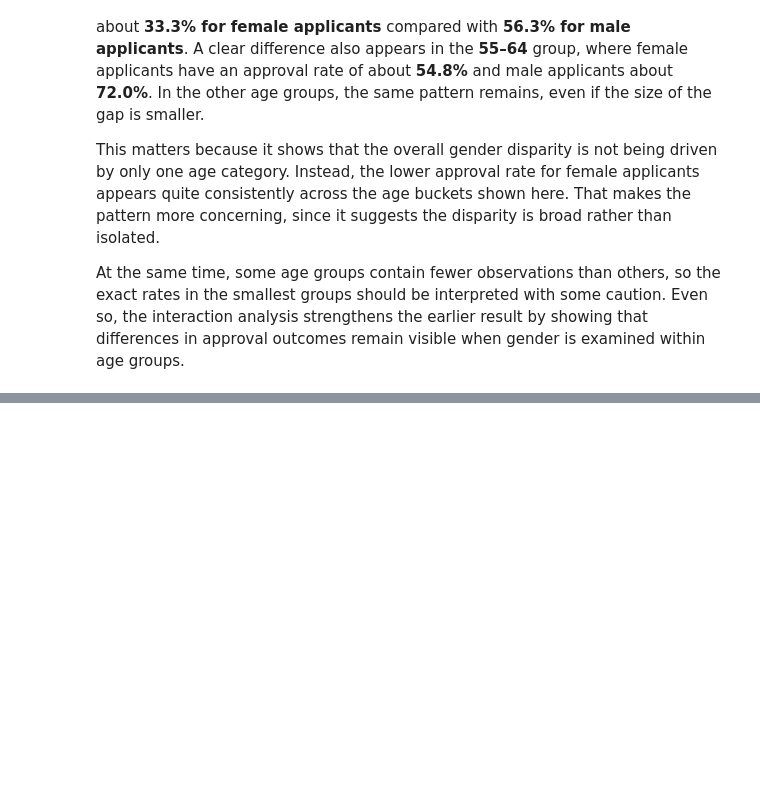
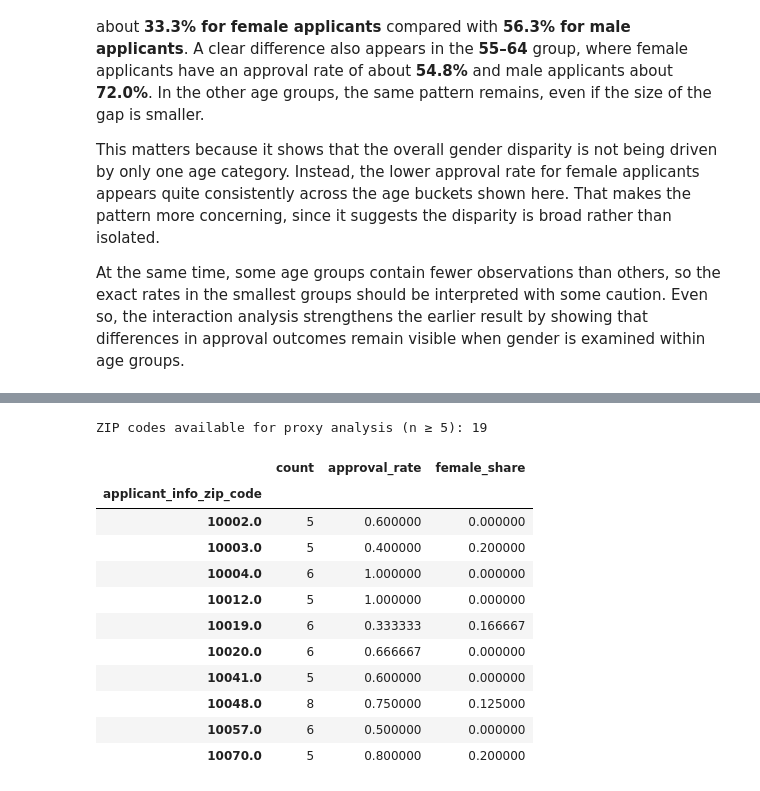
Before and after one commit to henrikpkr/dego-project-team4, a Jupyter notebook: notebooks/02-bias-analysis.ipynb, the cells around one changed output, grey strips where cells are left out. Drawn from its saved outputs; the diff is of its cells as text; code cells hidden in the pictures; blank space fills up the shorter version.

```diff
--- a/notebooks/02-bias-analysis.ipynb
+++ b/notebooks/02-bias-analysis.ipynb
@@ -459,0 +396,37 @@ plt.show()
+# %%
+df_zip_gender = df_bias.dropna(
+    subset=["applicant_info_zip_code", "applicant_info_gender", "decision_loan_approved"]
+).copy()
+
+df_zip_gender = df_zip_gender[
+    df_zip_gender["applicant_info_gender"].isin(["Female", "Male"])
+].copy()
+
+zip_proxy = (
+    df_zip_gender
+    .groupby("applicant_info_zip_code")
+    .agg(
+        count=("decision_loan_approved", "size"),
+        approval_rate=("decision_loan_approved", "mean"),
+        female_share=("applicant_info_gender", lambda s: (s == "Female").mean())
+    )
+)
+
+zip_proxy_filtered = zip_proxy[zip_proxy["count"] >= MIN_N].copy()
+
+print(f"ZIP codes available for proxy analysis (n ≥ {MIN_N}): {zip_proxy_filtered.shape[0]}")
+display(zip_proxy_filtered.head(10))
+# %% [output]
+ZIP codes available for proxy analysis (n ≥ 5): 19
+|  | count | approval_rate | female_share |
+| applicant_info_zip_code |  |  |  |
+| 10002.0 | 5 | 0.600000 | 0.000000 |
+| 10003.0 | 5 | 0.400000 | 0.200000 |
+| 10004.0 | 6 | 1.000000 | 0.000000 |
+| 10012.0 | 5 | 1.000000 | 0.000000 |
+| 10019.0 | 6 | 0.333333 | 0.166667 |
+| 10020.0 | 6 | 0.666667 | 0.000000 |
+| 10041.0 | 5 | 0.600000 | 0.000000 |
+| 10048.0 | 8 | 0.750000 | 0.125000 |
+| 10057.0 | 6 | 0.500000 | 0.000000 |
+| 10070.0 | 5 | 0.800000 | 0.200000 |
```
Also changed, not shown: parts of 31 cells of this notebook.
